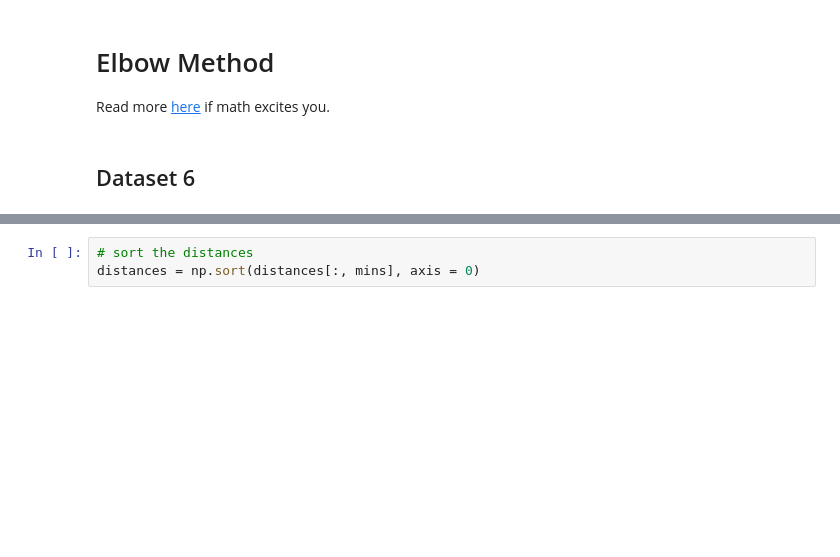
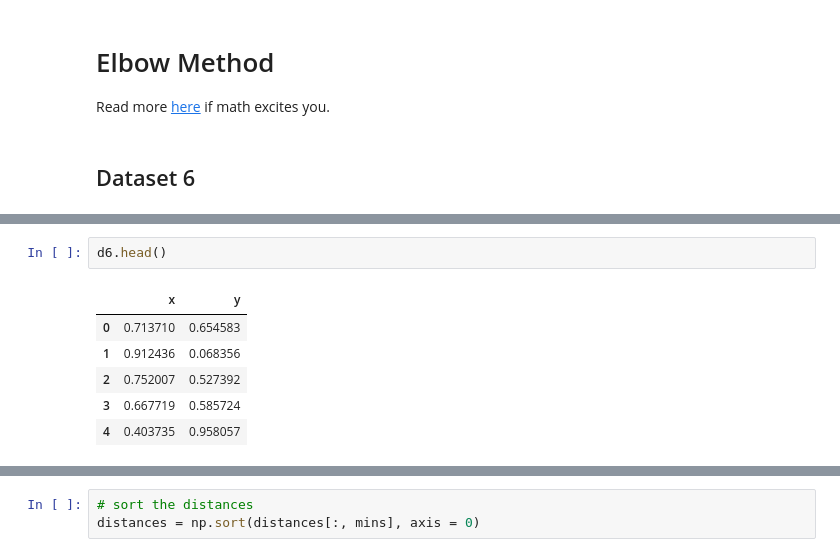
Before and after one commit to min-is/Chapman-University, a Jupyter notebook: CPSC 392 - Data Science/Lectures/Lecture 18: DBSCAN.ipynb, the cells around one changed output, grey strips where cells are left out. Saved outputs shown, nothing was run; the diff lists cells and outputs as text; blank space fills up the shorter version.

```diff
--- a/CPSC 392 - Data Science/Lectures/Lecture 18: DBSCAN.ipynb
+++ b/CPSC 392 - Data Science/Lectures/Lecture 18: DBSCAN.ipynb
@@ -299,3 +296,12 @@ ggplot(d6, aes(x = "x", y = "y")) + geom_point() + theme_minimal()
+# %%
+d6.head()
+# %% [output]
+|  | x | y |
+| 0 | 0.713710 | 0.654583 |
+| 1 | 0.912436 | 0.068356 |
+| 2 | 0.752007 | 0.527392 |
+| 3 | 0.667719 | 0.585724 |
+| 4 | 0.403735 | 0.958057 |
 # %%
 # we ask for mins + 1 nearest, because the data point it self (distance = 0) is included
 mins = 3
```
Also changed, not shown: parts of 13 cells of this notebook, 1 other file.
